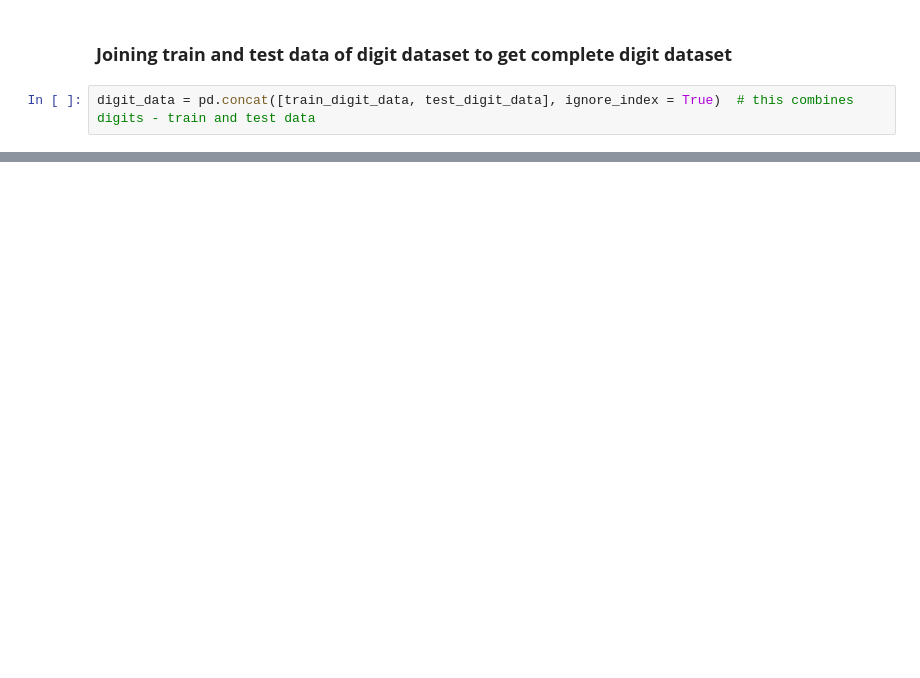
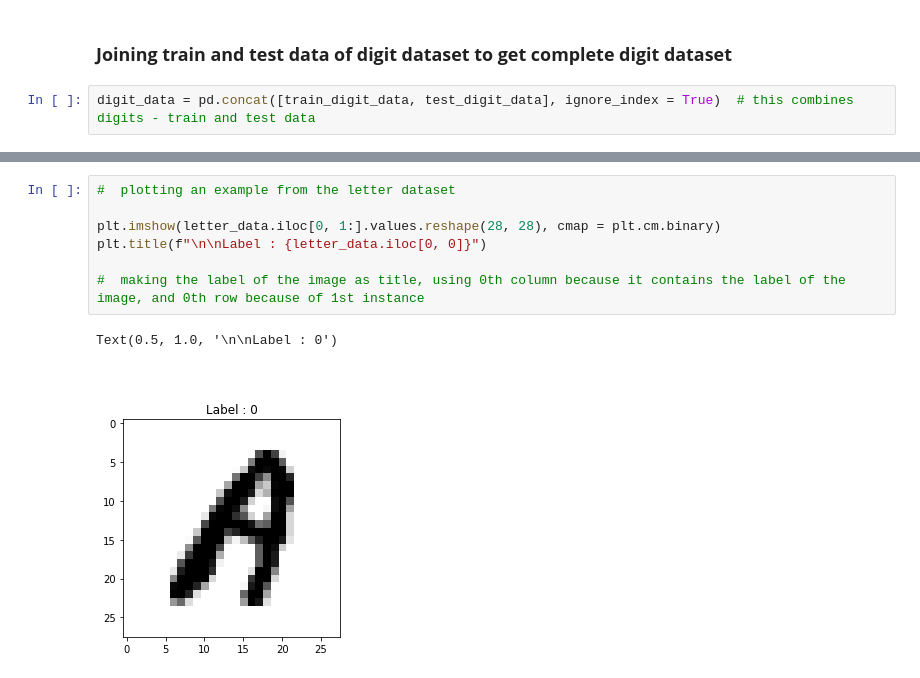
Before and after one commit to Goyalscode/Character-Recognition-Using-DL, a Jupyter notebook: model_Training.ipynb, the cells around one changed output, grey strips where cells are left out. Saved outputs shown, nothing was run; the diff lists cells and outputs as text; blank space fills up the shorter version.

```diff
--- a/model_Training.ipynb
+++ b/model_Training.ipynb
@@ -31,0 +132,10 @@ digit_data = pd.concat([train_digit_data, test_digit_data], ignore_index = True)
+# %%
+#  plotting an example from the letter dataset
+
+plt.imshow(letter_data.iloc[0, 1:].values.reshape(28, 28), cmap = plt.cm.binary)
+plt.title(f"\n\nLabel : {letter_data.iloc[0, 0]}")
+
+#  making the label of the image as title, using 0th column because it contains the label of the image, and 0th row because of 1st instance
+# %% [output]
+Text(0.5, 1.0, '\n\nLabel : 0')
+[figure, added]
```
Also changed, not shown: parts of 17 cells of this notebook.
